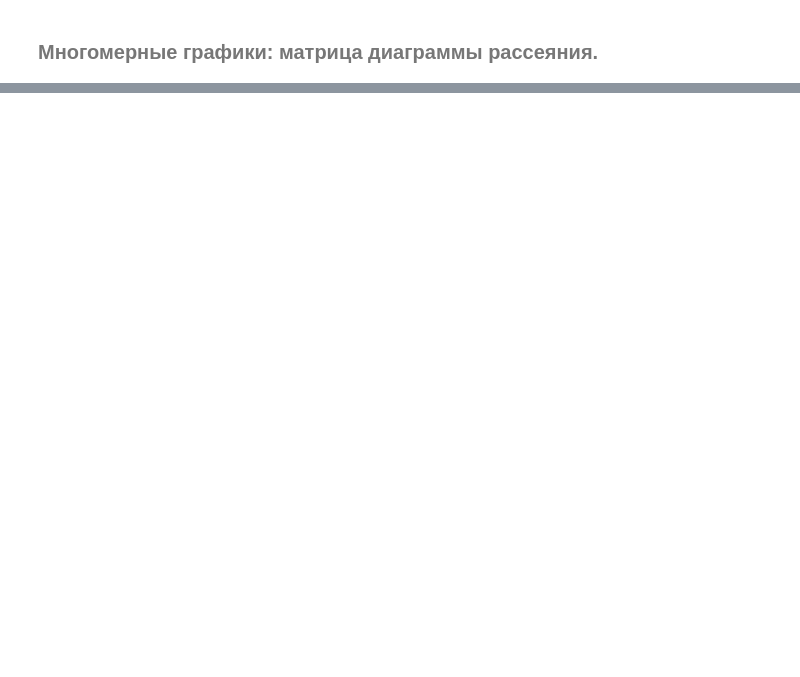
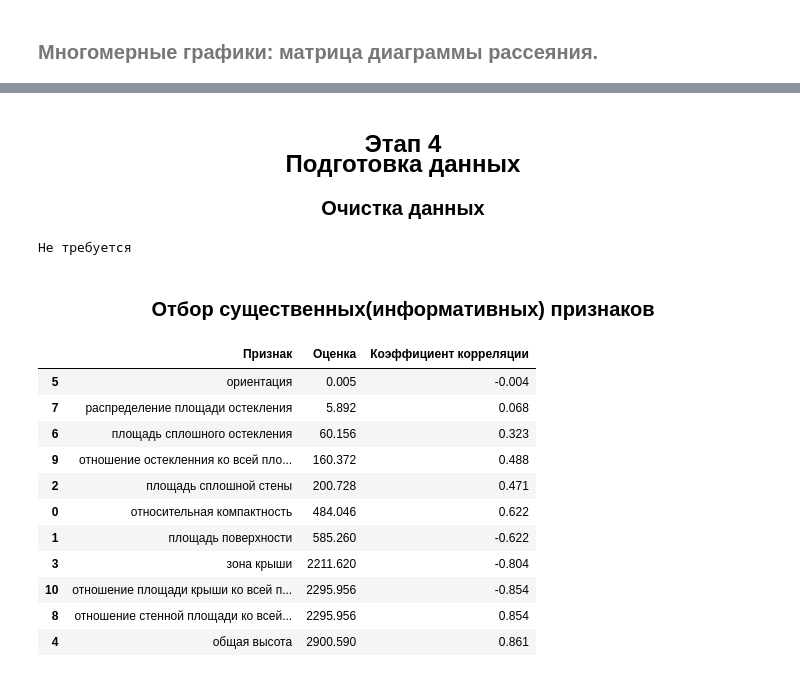
Before and after one commit to nikoloskorzun/Intelligent_analysis_and_data_processing, a Jupyter notebook: Intelligent analysis and data processing/lab1/lab1.ipynb, the cells around one changed output, grey strips where cells are left out. Saved outputs shown, nothing was run; the diff lists cells and outputs as text; code cells hidden in the pictures; blank space fills up the shorter version.

```diff
--- a/Intelligent analysis and data processing/lab1/lab1.ipynb
+++ b/Intelligent analysis and data processing/lab1/lab1.ipynb
@@ -253,0 +290,12 @@ PIL 11.1.0 anyio NA arrow 1.3.0 asttokens NA attr 24.3.0 attrs 24.3.0 babel 2.16
+# %% [markdown]
+<h4 style="text-align: center; font-size: 24px;">Этап 4<br>Подготовка данных</h4>
+<h5 style="text-align: center; font-size: 20px;">Очистка данных</h5>
+# %%
+if np.sum(df.describe().head(1).to_numpy())/(df.shape[0] * df.shape[1]) == 1: # ==1 bad idea
+    print("Не требуется")
+else:
+    pass
+# %% [output]
+Не требуется
+# %% [markdown]
+<h5 style="text-align: center; font-size: 20px;">Отбор существенных(информативных) признаков</h5>
@@ -253,0 +313,15 @@ PIL 11.1.0 anyio NA arrow 1.3.0 asttokens NA attr 24.3.0 attrs 24.3.0 babel 2.16
+# %%
+feature_scores
+# %% [output]
+|  | Признак | Оценка | Коэффициент корреляции |
+| 5 | ориентация | 0.005 | -0.004 |
+| 7 | распределение площади остекления | 5.892 | 0.068 |
+| 6 | площадь сплошного остекления | 60.156 | 0.323 |
+| 9 | отношение остекленния ко всей пло... | 160.372 | 0.488 |
+| 2 | площадь сплошной стены | 200.728 | 0.471 |
+| 0 | относительная компактность | 484.046 | 0.622 |
+| 1 | площадь поверхности | 585.260 | -0.622 |
+| 3 | зона крыши | 2211.620 | -0.804 |
+| 10 | отношение площади крыши ко всей п... | 2295.956 | -0.854 |
+| 8 | отношение стенной площади ко всей... | 2295.956 | 0.854 |
+| 4 | общая высота | 2900.590 | 0.861 |
```
Also changed, not shown: parts of 21 cells of this notebook.
